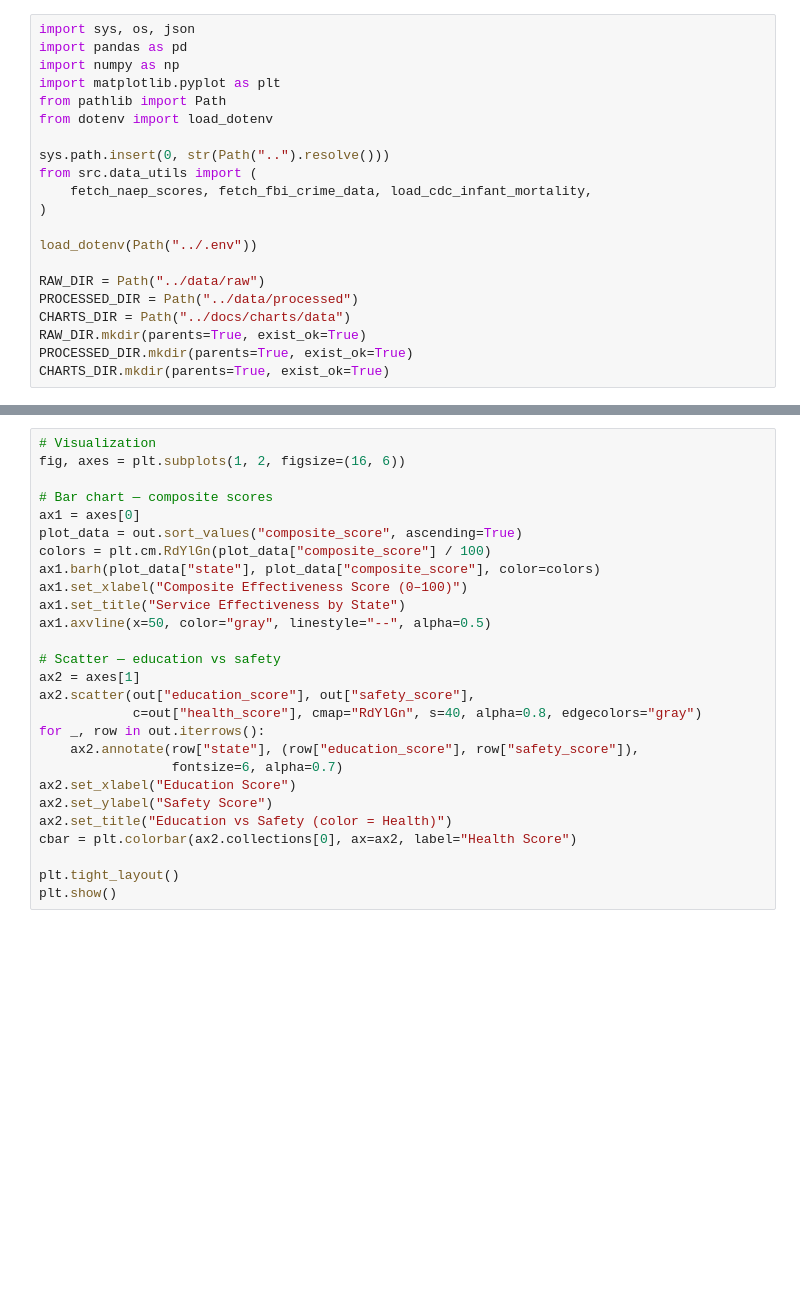
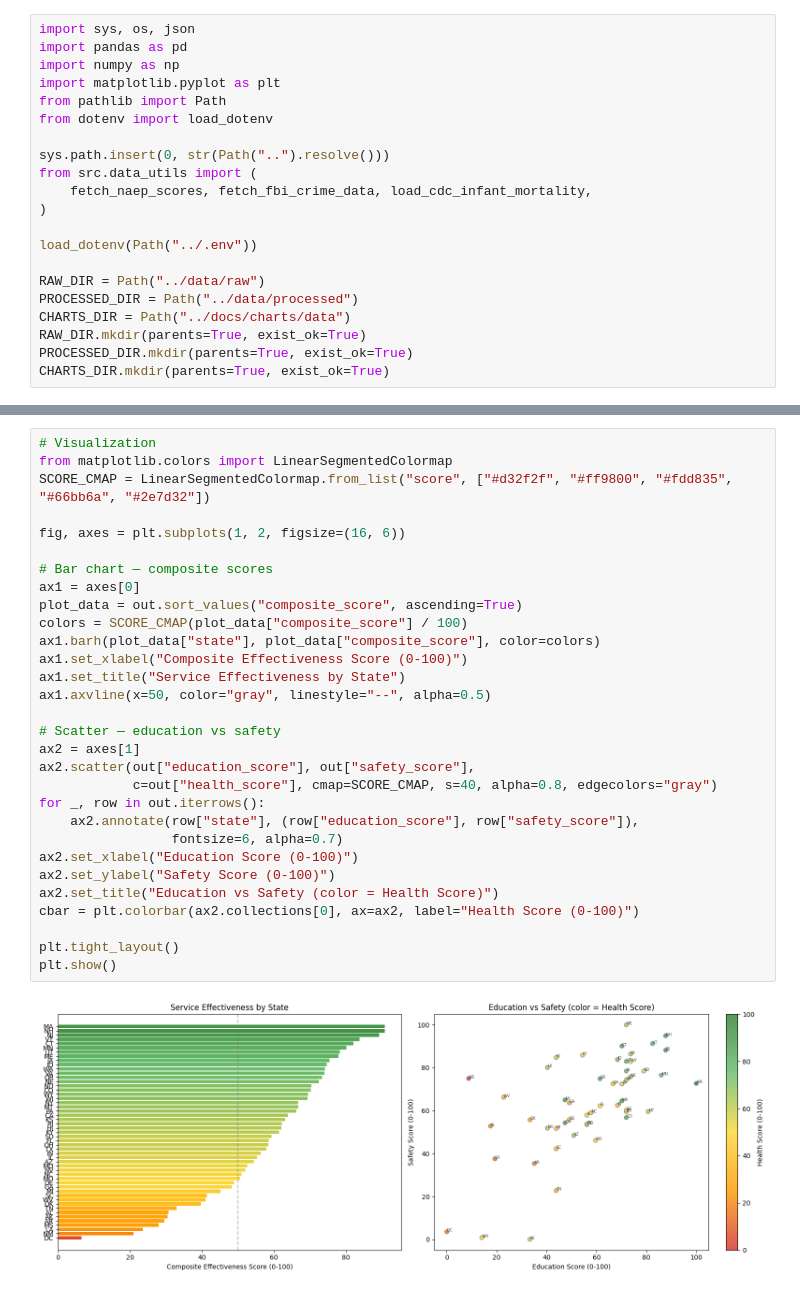
Before and after one commit to mckornfield/public-good-index, a Jupyter notebook: notebooks/03_service_effectiveness.ipynb, the cells around one changed output, grey strips where cells are left out. Saved outputs shown, nothing was run; the diff lists cells and outputs as text; blank space fills up the shorter version.

```diff
--- a/notebooks/03_service_effectiveness.ipynb
+++ b/notebooks/03_service_effectiveness.ipynb
@@ -126,29 +199,34 @@ print(f"Wrote {json_path}")
 # %%
 # Visualization
+from matplotlib.colors import LinearSegmentedColormap
+SCORE_CMAP = LinearSegmentedColormap.from_list("score", ["#d32f2f", "#ff9800", "#fdd835", "#66bb6a", "#2e7d32"])
+
 fig, axes = plt.subplots(1, 2, figsize=(16, 6))
 
 # Bar chart — composite scores
 ax1 = axes[0]
 plot_data = out.sort_values("composite_score", ascending=True)
-colors = plt.cm.RdYlGn(plot_data["composite_score"] / 100)
+colors = SCORE_CMAP(plot_data["composite_score"] / 100)
 ax1.barh(plot_data["state"], plot_data["composite_score"], color=colors)
-ax1.set_xlabel("Composite Effectiveness Score (0–100)")
+ax1.set_xlabel("Composite Effectiveness Score (0-100)")
 ax1.set_title("Service Effectiveness by State")
 ax1.axvline(x=50, color="gray", linestyle="--", alpha=0.5)
 
 # Scatter — education vs safety
 ax2 = axes[1]
 ax2.scatter(out["education_score"], out["safety_score"],
-            c=out["health_score"], cmap="RdYlGn", s=40, alpha=0.8, edgecolors="gray")
+            c=out["health_score"], cmap=SCORE_CMAP, s=40, alpha=0.8, edgecolors="gray")
 for _, row in out.iterrows():
     ax2.annotate(row["state"], (row["education_score"], row["safety_score"]),
                  fontsize=6, alpha=0.7)
-ax2.set_xlabel("Education Score")
-ax2.set_ylabel("Safety Score")
-ax2.set_title("Education vs Safety (color = Health)")
-cbar = plt.colorbar(ax2.collections[0], ax=ax2, label="Health Score")
+ax2.set_xlabel("Education Score (0-100)")
+ax2.set_ylabel("Safety Score (0-100)")
+ax2.set_title("Education vs Safety (color = Health Score)")
+cbar = plt.colorbar(ax2.collections[0], ax=ax2, label="Health Score (0-100)")
 
 plt.tight_layout()
 plt.show()
+# %% [output]
+[figure, added]
 # %%
 import plotly.express as px
```
Also changed, not shown: parts of 7 cells of this notebook, 15 other files.
